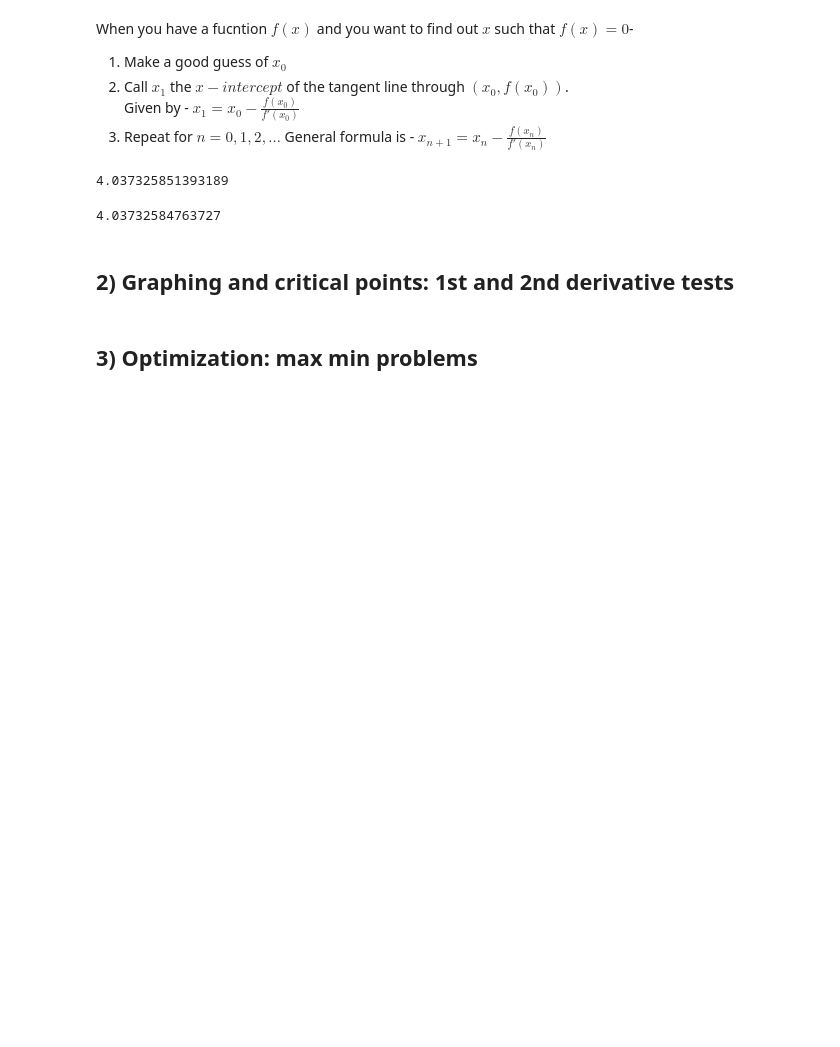
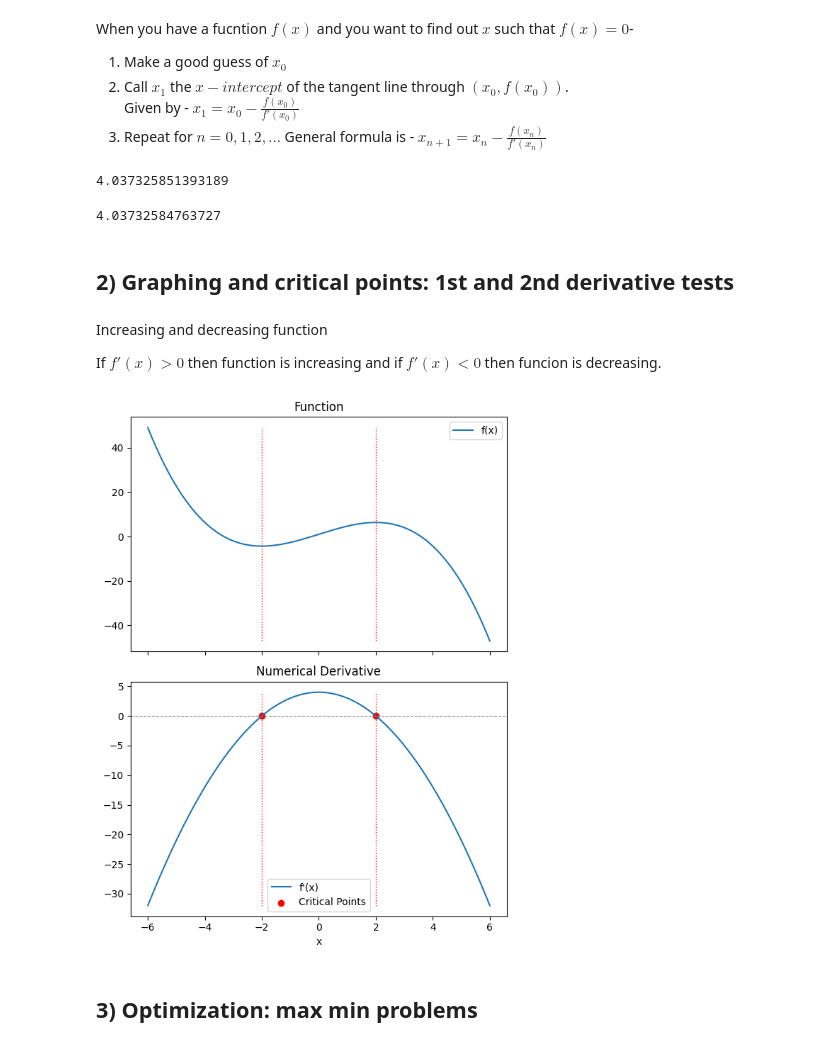
Before and after one commit to pareshrchaudhary/numericalmethods, a Jupyter notebook: DerivativesApplications.ipynb, the cells around one changed output. Saved outputs shown, nothing was run; the diff lists cells and outputs as text; code cells hidden in the pictures; blank space fills up the shorter version.

```diff
--- a/DerivativesApplications.ipynb
+++ b/DerivativesApplications.ipynb
@@ -177,5 +183,47 @@ print(np.sqrt(16.3))
 4.03732584763727
 # %% [markdown]
 ## 2) Graphing and critical points: 1st and 2nd derivative tests
+# %% [markdown]
+Increasing and decreasing function
+
+If $f'(x) >0$ then function is increasing and if $f'(x) < 0$ then funcion is decreasing.
+# %%
+def f(x):
+  return 1 + 4*x - (x**3)/3
+# %%
+dx = Derivative(f)
+# %%
+x_val = np.linspace(-6, 6, 400)
+f_val = f(x_val)
+dfdx_val = [dx.differentiate(x) for x in x_val]
+
+threshold=1e-4
+critical_points = []
+for x in x_val:
+  derivative_approx = dx.differentiate(x)
+  if abs(derivative_approx) < threshold:
+    critical_points.append(x)
+# %%
+fig, (ax1, ax2) = plt.subplots(2, 1, figsize=(6, 8), sharex=True)
+
+ax1.plot(x_val, f_val, label='f(x)')
+ax1.legend()
+ax1.set_title('Function')
+
+ax2.plot(x_val, dfdx_val, label="f'(x)")
+ax2.axhline(y=0, color='gray', linestyle='--', linewidth=0.8)
+ax2.scatter(critical_points, [0] * len(critical_points), color='red', label='Critical Points')
+ax2.legend()
+ax2.set_title('Numerical Derivative')
+
+for point in critical_points:
+    ax1.plot([point, point], [min(f_val), max(f_val)], color='red', linestyle=':', linewidth=1)
+    ax2.plot([point, point], [min(dfdx_val), max(dfdx_val)], color='red', linestyle=':', linewidth=1)
+
+plt.xlabel('x')
+plt.tight_layout()
+plt.show()
+# %% [output]
+[figure, added]
 # %% [markdown]
 ## 3) Optimization: max min problems
```
Also changed, not shown: parts of 1 cell of this notebook.
